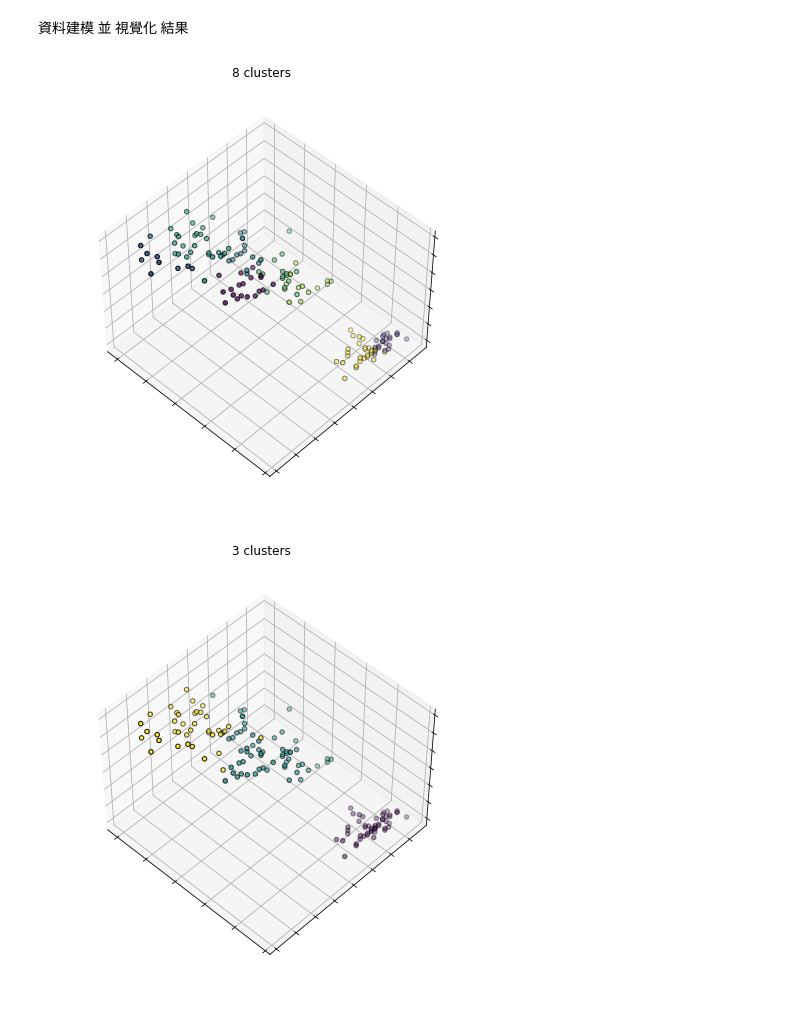
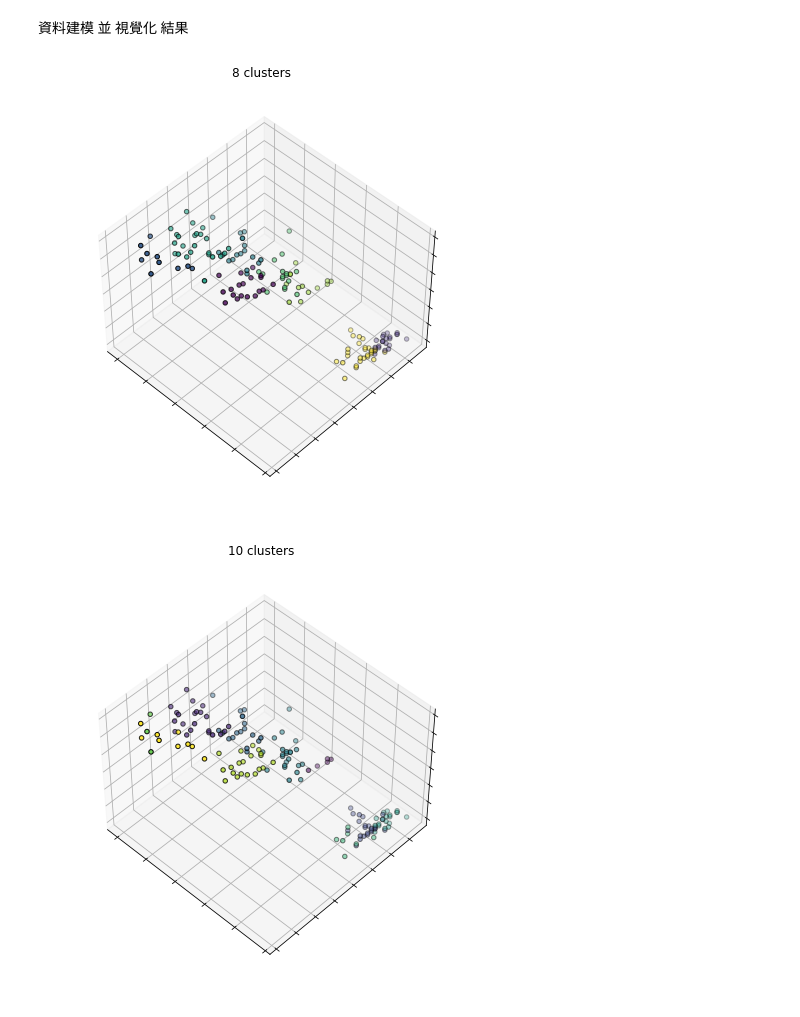
Before and after one commit to garmenty485/ML100Days, a Jupyter notebook: Day_055_HW1.ipynb, the cells around one changed output. Cells and saved outputs as stored; diff of their text form; code cells hidden in the pictures.

```diff
--- a/Day_055_HW1.ipynb
+++ b/Day_055_HW1.ipynb
@@ -59,14 +59,14 @@ array([0, 0, 0, 0, 0, 0, 0, 0, 0, 0, 0, 0, 0, 0, 0, 0, 0, 0, 0, 0, 0, 0,
 設定 模型 估計參數
 # %%
 estimators = [('k_means_8', KMeans(n_clusters=8)),
-              ('k_means_3', KMeans(n_clusters=3)),
+              ('k_means_3', KMeans(n_clusters=10)),
               ('k_means_bad_init', KMeans(n_clusters=3, n_init=1,
                                                init='random'))]
 # %% [markdown]
 資料建模 並 視覺化 結果
 # %%
 fignum = 1
-titles = ['8 clusters', '3 clusters', '3 clusters, bad initialization']
+titles = ['8 clusters', '10 clusters', '3 clusters, bad initialization']
 for name, est in estimators:
     fig = plt.figure(fignum, figsize=(8, 6))
     ax = Axes3D(fig, rect=[0, 0, .95, 1], elev=48, azim=134)
@@ -84,33 +84,33 @@ for name, est in estimators:
     ax.w_zaxis.set_ticklabels([])
     ax.set_title(titles[fignum - 1])
     ax.dist = 12
     fignum = fignum + 1
 
 # Plot the ground truth
 fig = plt.figure(fignum, figsize=(8, 6))
 ax = Axes3D(fig, rect=[0, 0, .95, 1], elev=48, azim=134)
 
 for name, label in [('cls0', 0),
                     ('cls1', 1),
                     ('cls2', 2)]:
     ax.text3D(X[y == label, 3].mean(),
               X[y == label, 0].mean(),
               X[y == label, 2].mean() + 2, name,
               horizontalalignment='center',
               bbox=dict(alpha=.2, edgecolor='w', facecolor='w'))
 # Reorder the labels to have colors matching the cluster results
 y = np.choose(y, [1, 2, 0]).astype(np.float)
 ax.scatter(X[:, 3], X[:, 0], X[:, 2], c=y, edgecolor='k')
 
 ax.w_xaxis.set_ticklabels([])
 ax.w_yaxis.set_ticklabels([])
 ax.w_zaxis.set_ticklabels([])
 ax.set_title('Ground Truth')
 ax.dist = 12
 
 #fig.show()
 # %% [output]
 [figure]
-[figure, old version]
+[figure, new version]
 [figure]
 [figure]
```
